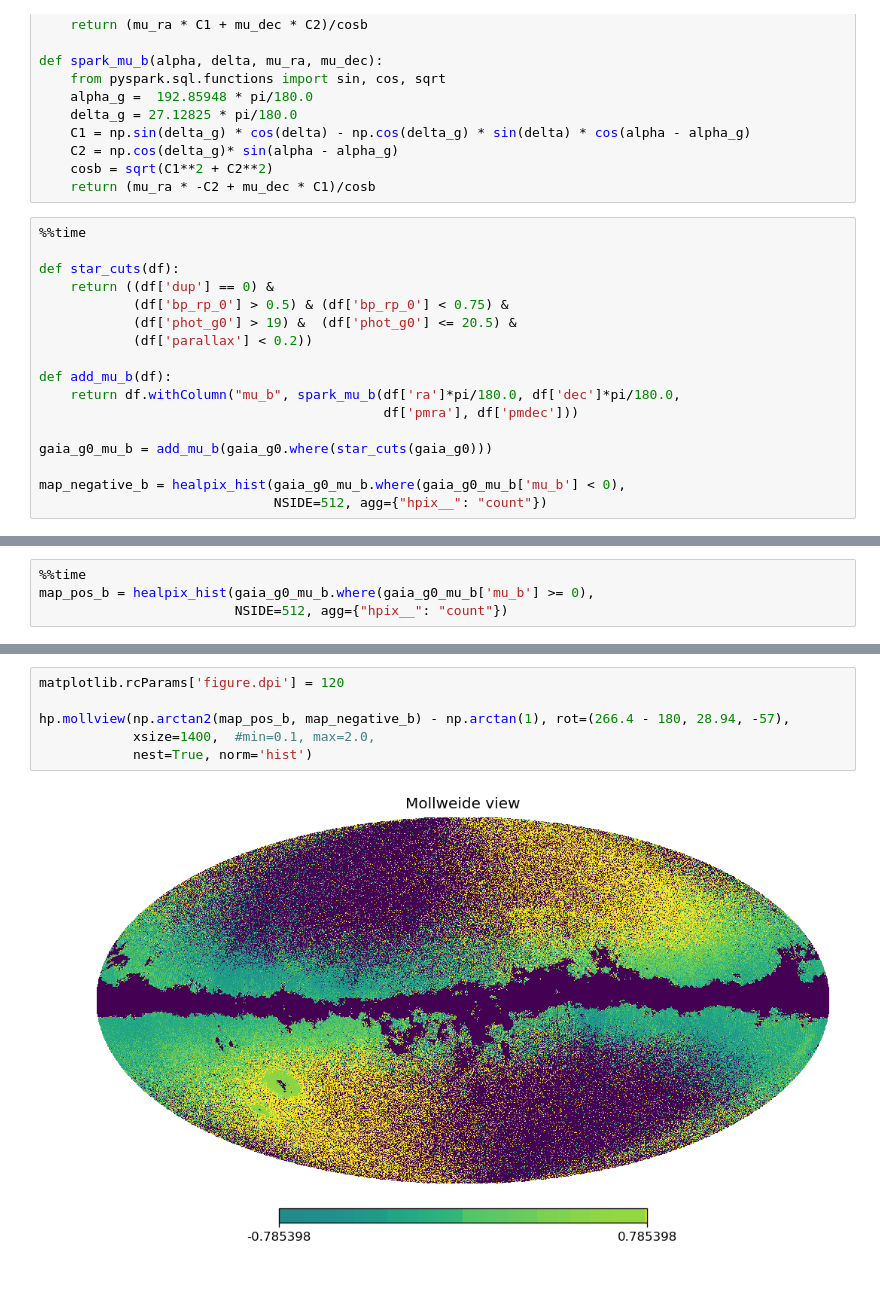
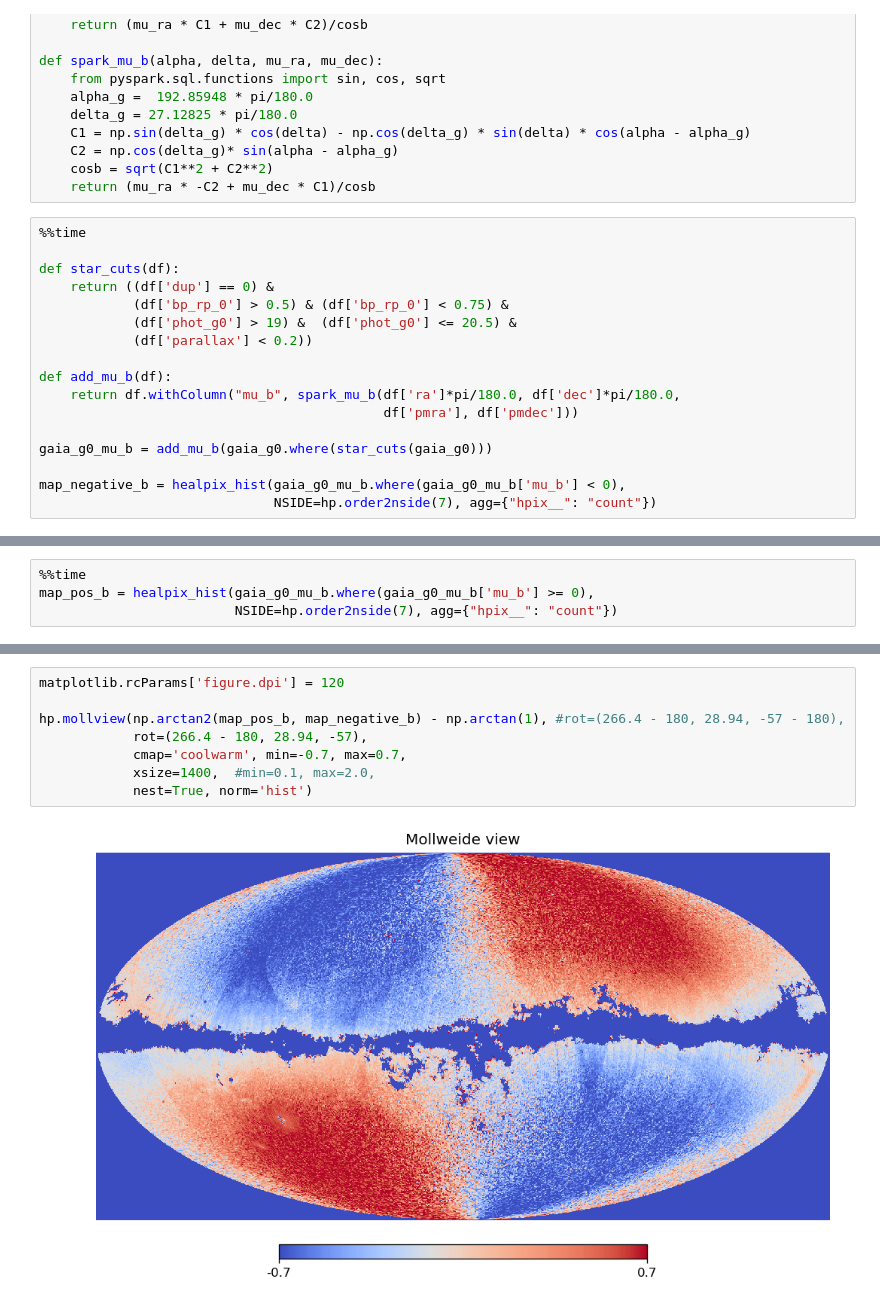
Before and after one commit to ctslater/gaia_experiments, a Jupyter notebook: gaia_mu_b.ipynb, the cells around one changed output, grey strips where cells are left out. Drawn from its saved outputs; the diff is of its cells as text.

Commit message:
Better quadrupole plot.

```diff
--- a/gaia_mu_b.ipynb
+++ b/gaia_mu_b.ipynb
@@ -132,5 +132,5 @@ def add_mu_b(df):
 gaia_g0_mu_b = add_mu_b(gaia_g0.where(star_cuts(gaia_g0)))
 
 map_negative_b = healpix_hist(gaia_g0_mu_b.where(gaia_g0_mu_b['mu_b'] < 0),
-                              NSIDE=512, agg={"hpix__": "count"})
+                              NSIDE=hp.order2nside(7), agg={"hpix__": "count"})
 # %% [output]
@@ -139,5 +139,5 @@ Wall time: 7min 42s
 # %%
 %%time
 map_pos_b = healpix_hist(gaia_g0_mu_b.where(gaia_g0_mu_b['mu_b'] >= 0),
-                         NSIDE=512, agg={"hpix__": "count"})
+                         NSIDE=hp.order2nside(7), agg={"hpix__": "count"})
 # %% [output]
@@ -154,8 +154,10 @@ hp.mollview(dereddened_density2, rot=(266.4 - 180, 28.94, -57),
 # %%
 matplotlib.rcParams['figure.dpi'] = 120
 
-hp.mollview(np.arctan2(map_pos_b, map_negative_b) - np.arctan(1), rot=(266.4 - 180, 28.94, -57),
+hp.mollview(np.arctan2(map_pos_b, map_negative_b) - np.arctan(1), #rot=(266.4 - 180, 28.94, -57 - 180),
+            rot=(266.4 - 180, 28.94, -57),
+            cmap='coolwarm', min=-0.7, max=0.7,
             xsize=1400,  #min=0.1, max=2.0,
             nest=True, norm='hist')
 # %% [output]
-[figure, old version]
+[figure, new version]
```
Also changed, not shown: parts of 4 cells of this notebook.
